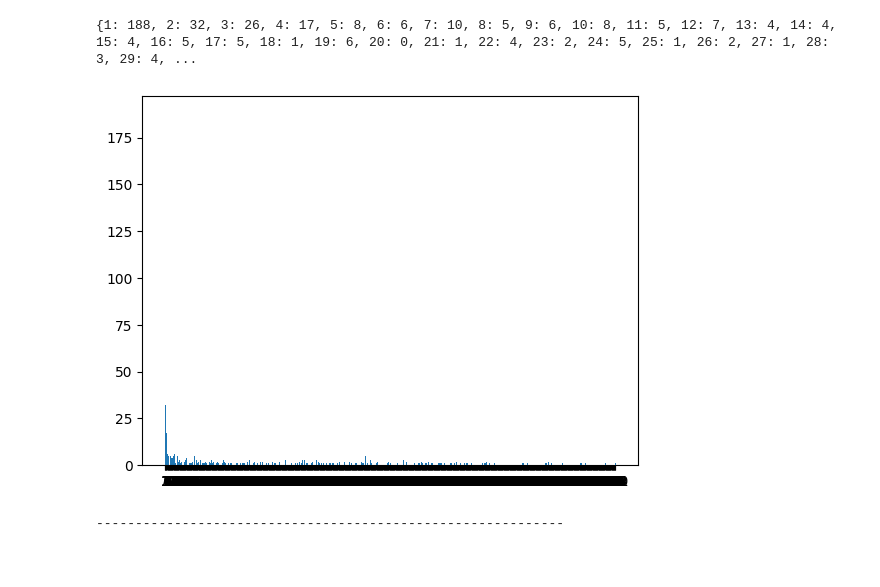
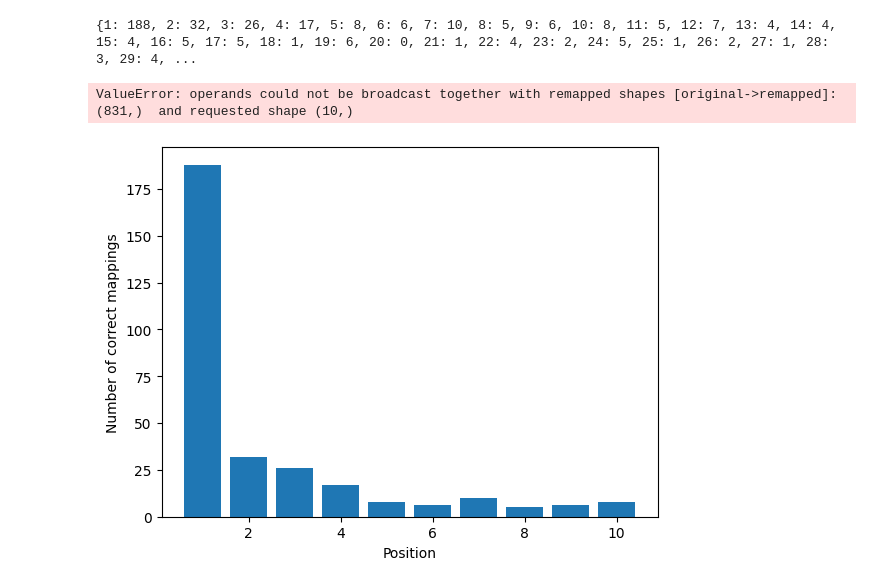
Before and after one commit to bbjoverbeek/Wiki-Infobox-Completion, a Jupyter notebook: plots.ipynb, the cells around one changed output. Saved outputs shown, nothing was run; the diff lists cells and outputs as text; code cells hidden in the pictures.

Commit message:
Update plot in plots.ipynb

```diff
--- a/plots.ipynb
+++ b/plots.ipynb
@@ -24,36 +24,39 @@ def test_all_properties(similarity_mapping: dict[str, dict[str, float]]) -> None
         positions[position] = positions.get(position, 0) + 1
 
     print(positions)
+    plt.title('')
+    plt.xlabel('Position')
+    plt.ylabel('Number of correct mappings')
     plt.bar(
-        range(len(positions)),
-        list(positions.values()),
-        tick_label=list(positions.keys()),
+        range(1, 11),
+        list(positions.values())[:10],
+        tick_label=list(positions.keys())
     )
     plt.show()
 
 
 def main():
     """Tests the extracted word embeddings extracted from all-properties.json"""
 
-    with open("./data/all-properties-with-emb.json", "r", encoding="utf-8") as inp:
+    with open("./data/all_properties_with_emb.json", "r", encoding="utf-8") as inp:
         all_properties = json.load(inp)
 
     try:
         with open("./data/similarity-mappings.json", "r", encoding="utf-8") as inp:
             similarity_mapping = json.load(inp)
     except FileNotFoundError:
         similarity_mapping = create_similarity_mapping(all_properties)
         with open("./data/similarity-mappings.json", "w", encoding="utf-8") as out:
             json.dump(similarity_mapping, out)
 
     test_all_properties(similarity_mapping)
     print("---" * 20)
     test_per_city(all_properties)
 
 
 if __name__ == "__main__":
     main()
 # %% [output]
 {1: 188, 2: 32, 3: 26, 4: 17, 5: 8, 6: 6, 7: 10, 8: 5, 9: 6, 10: 8, 11: 5, 12: 7, 13: 4, 14: 4, 15: 4, 16: 5, 17: 5, 18: 1, 19: 6, 20: 0, 21: 1, 22: 4, 23: 2, 24: 5, 25: 1, 26: 2, 27: 1, 28: 3, 29: 4, ...
+ValueError: operands could not be broadcast together with remapped shapes [original->remapped]: (831,)  and requested shape (10,)
-[figure, old version]
+[figure, new version]
-------------------------------------------------------------
```
